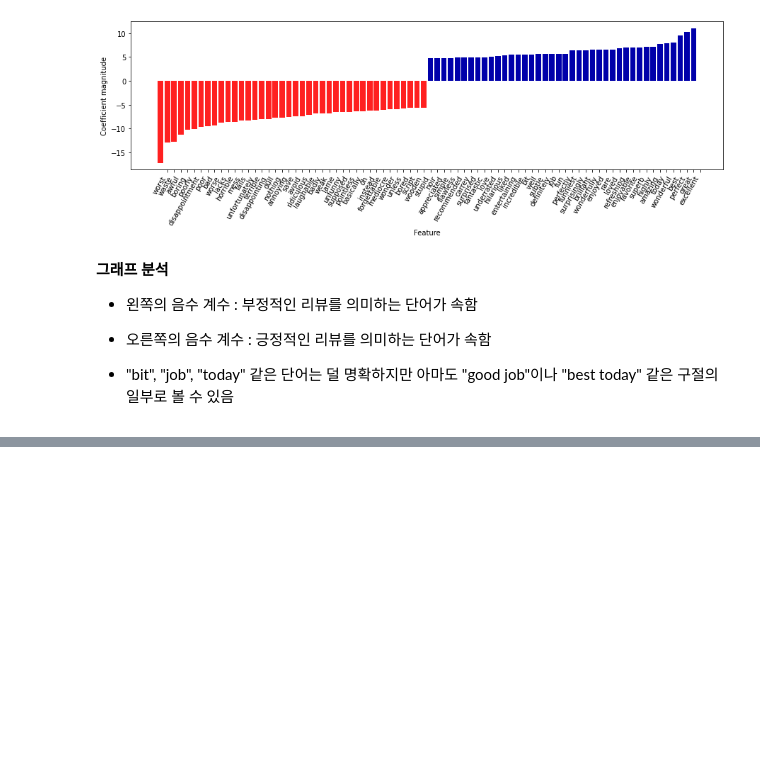
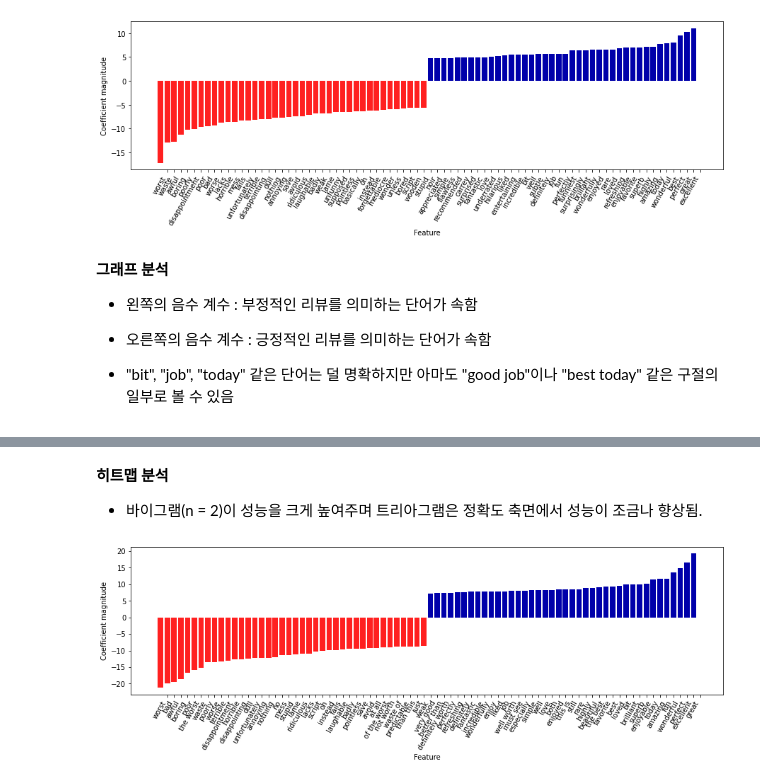
Before and after one commit to Parkseojin2001/Machine-Learning_with_python, a Jupyter notebook: Chapter7_Working-with-text-data.ipynb, the cells around one changed output, grey strips where cells are left out. Drawn from its saved outputs; the diff is of its cells as text; code cells hidden in the pictures; blank space fills up the shorter version.

```diff
--- a/Chapter7_Working-with-text-data.ipynb
+++ b/Chapter7_Working-with-text-data.ipynb
@@ -516,0 +627,13 @@ mglearn.tools.visualize_coefficients(
+# %% [markdown]
+**히트맵 분석**
+
+- 바이그램(n = 2)이 성능을 크게 높여주며 트리아그램은 정확도 축면에서 성능이 조금나 향상됨.
+# %%
+# tf-idf와 유니그램, 바이그램, 트라이그램을 사용한 모델에서 가장 중요한 특성
+# 특성 이름과 계수를 추출
+vect = grid.best_estimator_.named_steps['tfidfvectorizer']
+feature_names = np.array(vect.get_feature_names_out())
+coef = grid.best_estimator_.named_steps['logisticregression'].coef_
+mglearn.tools.visualize_coefficients(coef[0], feature_names, n_top_features = 40)
+# %% [output]
+[figure, added]
```
Also changed, not shown: parts of 39 cells of this notebook.
